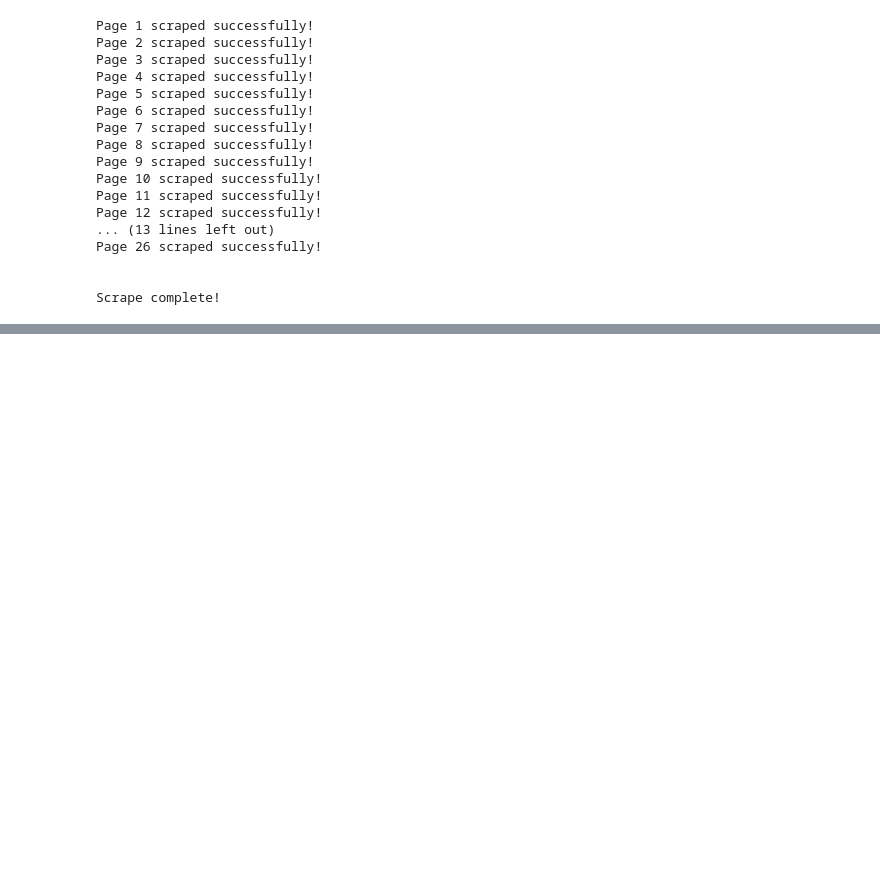
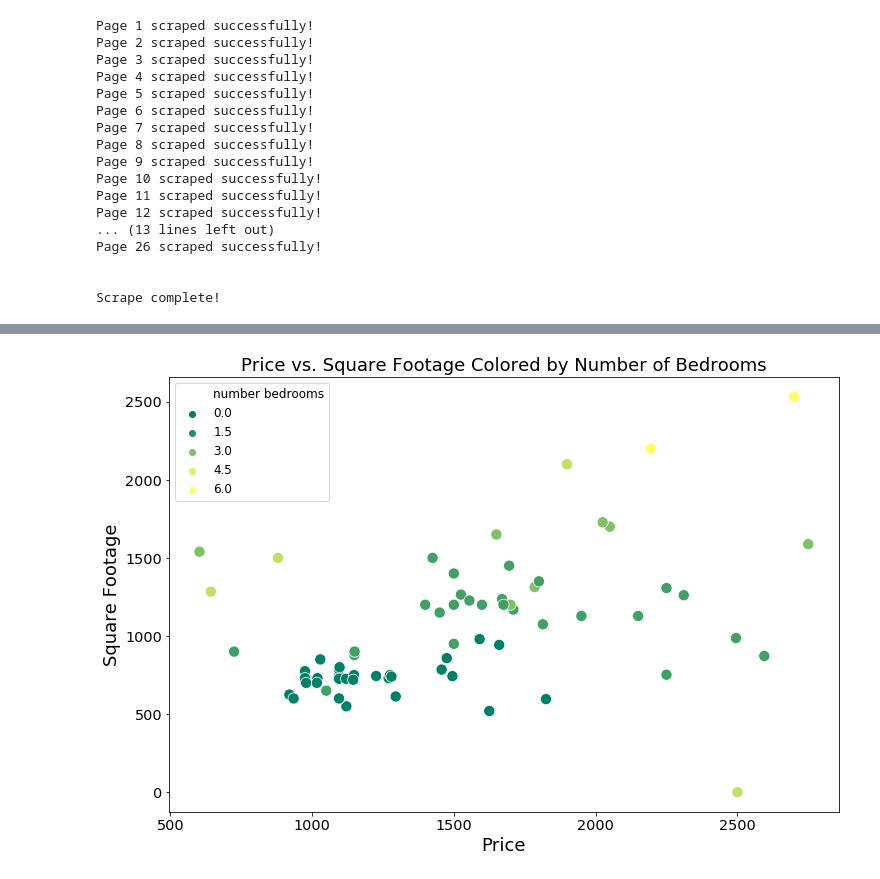
Before and after one commit to sjburwell/craigsavvy, a Jupyter notebook: craigsavvy_apartments.ipynb, the cells around one changed output, grey strips where cells are left out. Drawn from its saved outputs; the diff is of its cells as text; code cells hidden in the pictures; blank space fills up the shorter version.

Commit message:
big update, updated environments, neighborhoods from geopy package

```diff
--- a/craigsavvy_apartments.ipynb
+++ b/craigsavvy_apartments.ipynb
@@ -234,13 +392,22 @@ Note: you may need to restart the kernel to use updated packages.
 # %%
 import pandas as pd
 
-eb_apts = pd.DataFrame({'posted': post_timing,
-                       'neighborhood': post_hoods,
-                       'post title': post_title_texts,
-                       'number bedrooms': bedroom_counts,
-                        'sqft': sqfts,
-                        'URL': post_links,
-                       'price': post_prices})
-print(eb_apts.info())
-eb_apts.head(10)
+apts = pd.DataFrame({
+    'posted': post_timing,
+    'neighborhood': post_hoods,
+    'post title': post_title_texts,
+    'number bedrooms': bedroom_counts,
+    'sqft': sqfts,
+    'URL': post_links,
+    'price': post_prices,
+    'cities':cities,
+    'towns':towns,
+    'neighborhoods':neighborhoods,
+    'zips': zips,
+    'types':types,
+    'parking':parkings,
+    'laundry':laundries})
+#print(apts.info())
+#apts.head(30)
+apts.shape
 # %% [output]
@@ -247,0 +481,20 @@ ModuleNotFoundError: No module named 'pandas'
+# %%
+import matplotlib.pylab as pylab
+params = {'legend.fontsize': 'x-large',
+          'figure.figsize': (15, 5),
+         'axes.labelsize': 'x-large',
+         'axes.titlesize':'x-large',
+         'xtick.labelsize':'x-large',
+         'ytick.labelsize':'x-large'}
+pylab.rcParams.update(params)
+
+import matplotlib.pyplot as plt
+import seaborn as sns
+plt.figure(figsize=(12, 8))
+sns.scatterplot(x='price', y='sqft', hue='number bedrooms', palette='summer', x_jitter=True, y_jitter=True, s=125, data=apts.dropna())
+plt.legend(fontsize=12)
+plt.xlabel("Price", fontsize=18)
+plt.ylabel("Square Footage", fontsize=18);
+plt.title("Price vs. Square Footage Colored by Number of Bedrooms", fontsize=18);
+# %% [output]
+[figure, added]
```
Also changed, not shown: parts of 19 cells of this notebook, 2 other files.
